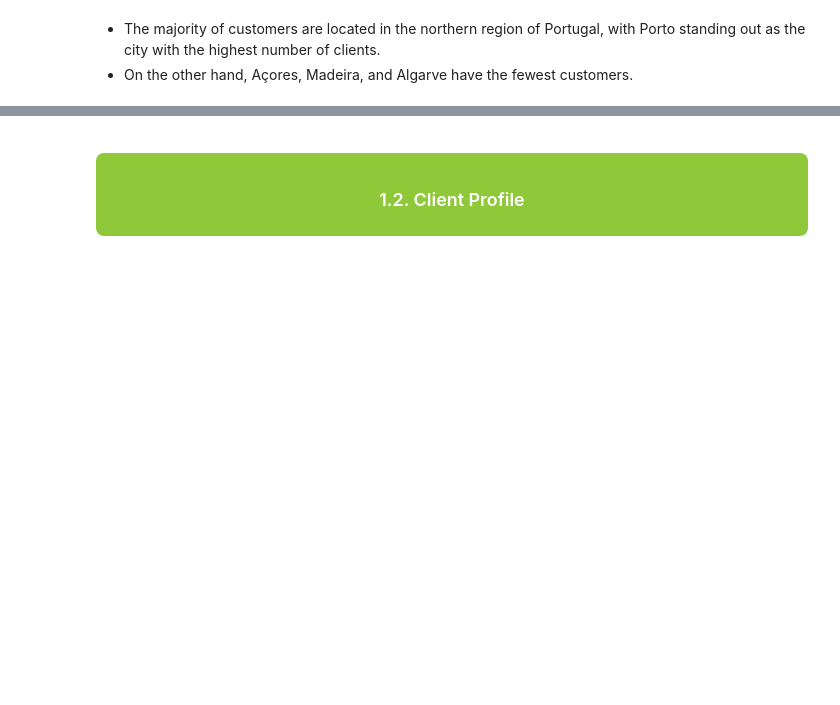
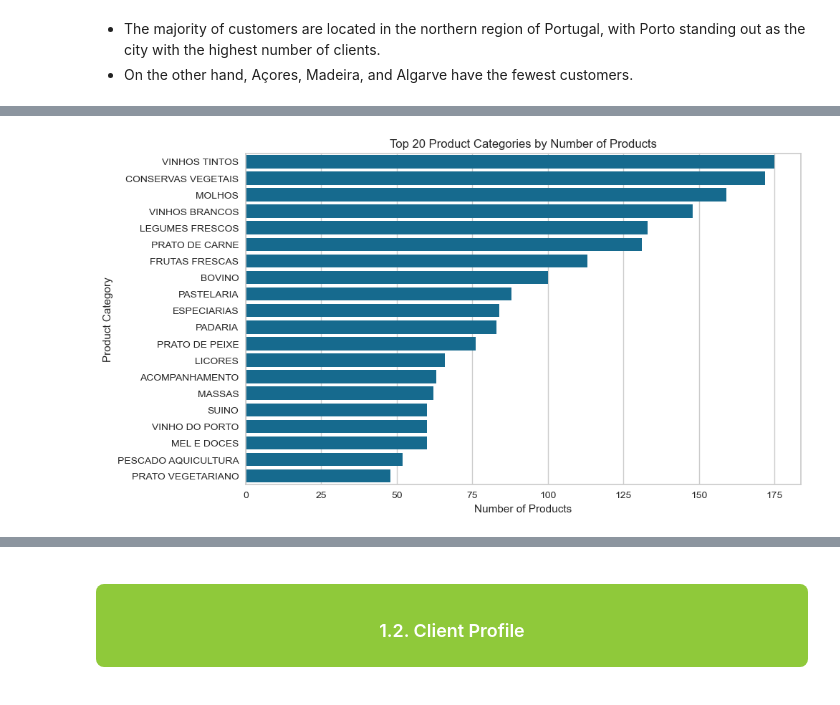
Before and after one commit to mariacpereira/teste-maria, a Jupyter notebook: Case_3.ipynb, the cells around one changed output, grey strips where cells are left out. Drawn from its saved outputs; the diff is of its cells as text; code cells hidden in the pictures; blank space fills up the shorter version.

```diff
--- a/Case_3.ipynb
+++ b/Case_3.ipynb
@@ -544,0 +601,12 @@ region_count
+# %%
+# Top 20 Product Categories
+top_categories = products_df['ID Product Category'].value_counts().head(20)
+
+plt.figure(figsize=(10,6))
+sns.barplot(x=top_categories.values, y=top_categories.index)
+plt.title('Top 20 Product Categories by Number of Products')
+plt.xlabel('Number of Products')
+plt.ylabel('Product Category')
+plt.show()
+# %% [output]
+[figure, added]
```
Also changed, not shown: parts of 21 cells of this notebook.
